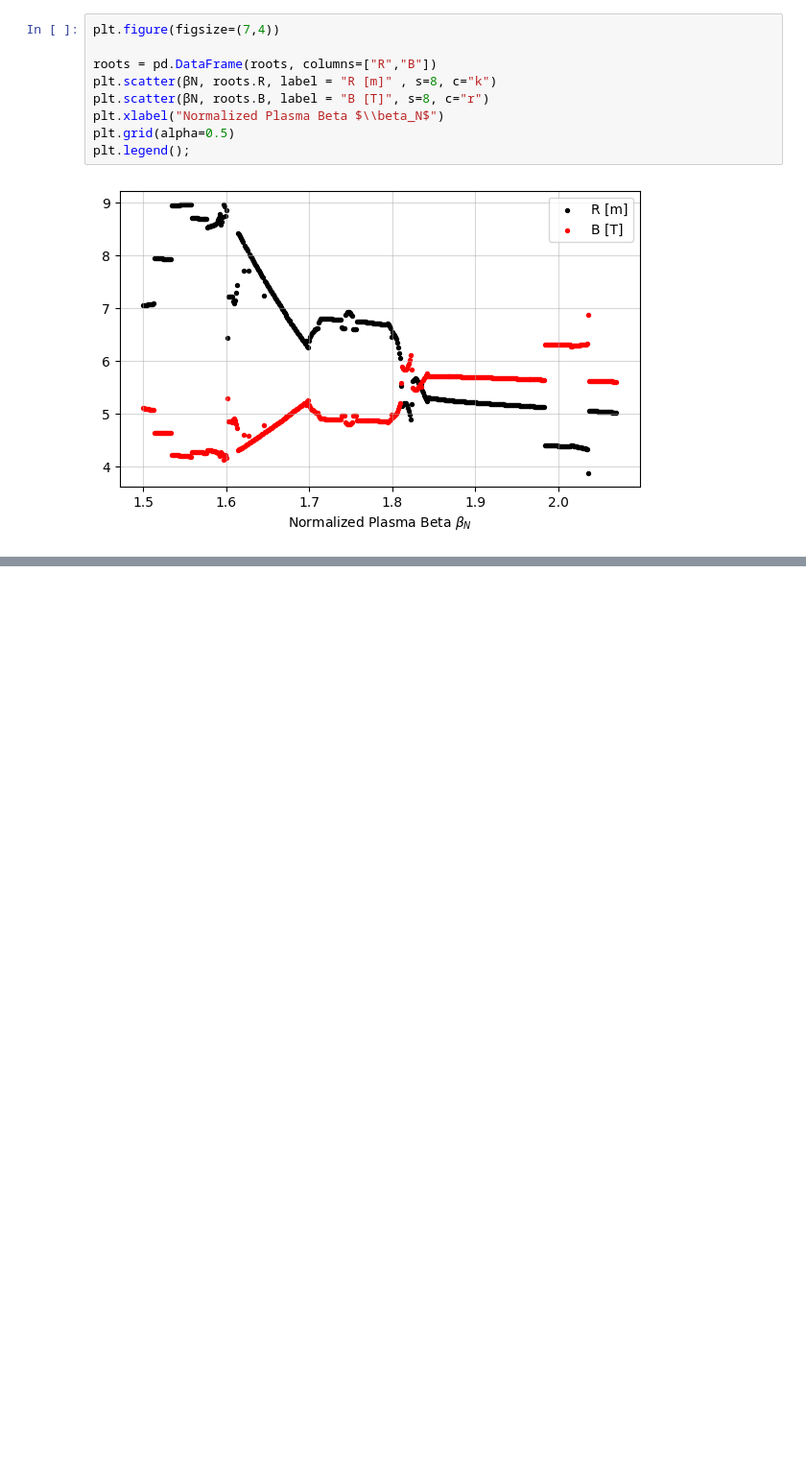
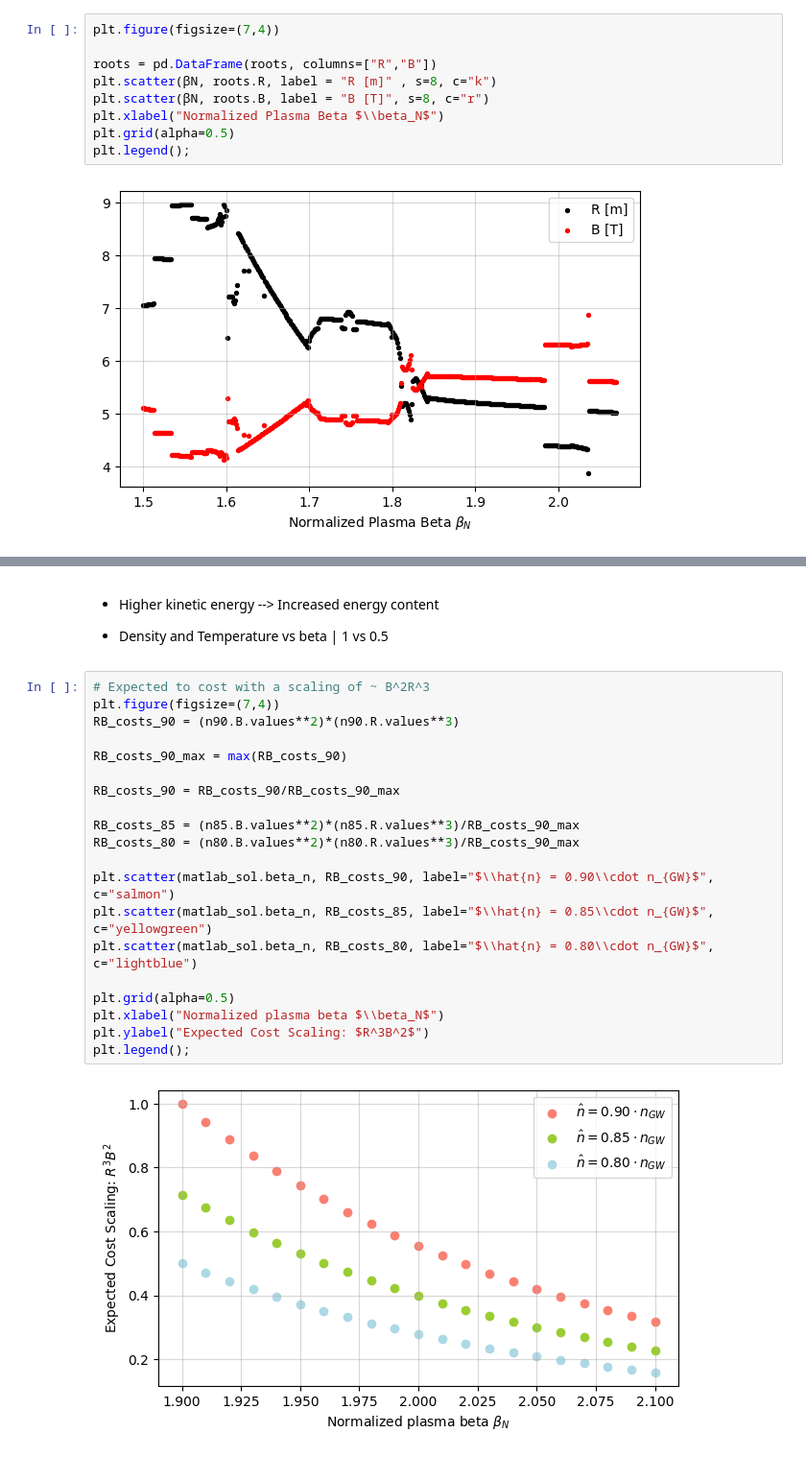
Before and after one commit to Chinnasf/Physics, a Jupyter notebook: TOKAMAKS/CEA/Scaling Law -- Reduced Parameters.ipynb, the cells around one changed output, grey strips where cells are left out. Shown at 96% size. Drawn from its saved outputs; the diff is of its cells as text; blank space fills up the shorter version.

```diff
--- a/TOKAMAKS/CEA/Scaling Law -- Reduced Parameters.ipynb
+++ b/TOKAMAKS/CEA/Scaling Law -- Reduced Parameters.ipynb
@@ -328,0 +371,26 @@ plt.show()
+# %% [markdown]
+* Higher kinetic energy --> Increased energy content
+
+* Density and Temperature vs beta | 1 vs 0.5
+# %%
+# Expected to cost with a scaling of ~ B^2R^3
+plt.figure(figsize=(7,4))
+RB_costs_90 = (n90.B.values**2)*(n90.R.values**3)
+
+RB_costs_90_max = max(RB_costs_90)
+
+RB_costs_90 = RB_costs_90/RB_costs_90_max
+
+RB_costs_85 = (n85.B.values**2)*(n85.R.values**3)/RB_costs_90_max
+RB_costs_80 = (n80.B.values**2)*(n80.R.values**3)/RB_costs_90_max
+
+plt.scatter(matlab_sol.beta_n, RB_costs_90, label="$\\hat{n} = 0.90\\cdot n_{GW}$", c="salmon")
+plt.scatter(matlab_sol.beta_n, RB_costs_85, label="$\\hat{n} = 0.85\\cdot n_{GW}$", c="yellowgreen")
+plt.scatter(matlab_sol.beta_n, RB_costs_80, label="$\\hat{n} = 0.80\\cdot n_{GW}$", c="lightblue")
+
+plt.grid(alpha=0.5)
+plt.xlabel("Normalized plasma beta $\\beta_N$")
+plt.ylabel("Expected Cost Scaling: $R^3B^2$")
+plt.legend();
+# %% [output]
+[figure, added]
```
Also changed, not shown: parts of 21 cells of this notebook, 8 other files.
